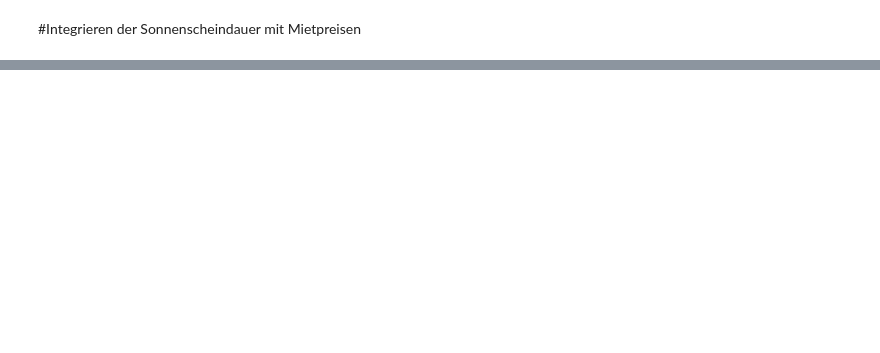
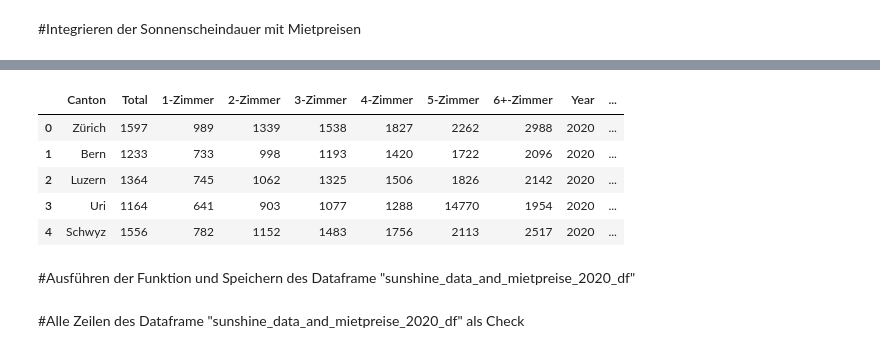
Before and after one commit to kevgam/CAS_IE_Scripting, a Jupyter notebook: group_5_aggregate.ipynb, the cells around one changed output, grey strips where cells are left out. Saved outputs shown, nothing was run; the diff lists cells and outputs as text; code cells hidden in the pictures; blank space fills up the shorter version.

```diff
--- a/group_5_aggregate.ipynb
+++ b/group_5_aggregate.ipynb
@@ -926,0 +948,11 @@ def integrate_dataframes(sunshine_data_2020_df, mietpreise_2020_df):
+# %%
+mietpreise_2020_df.head()
+# %% [output]
+|  | Canton | Total | 1-Zimmer | 2-Zimmer | 3-Zimmer | 4-Zimmer | 5-Zimmer | 6+-Zimmer | Year | ... |
+| 0 | Zürich | 1597 | 989 | 1339 | 1538 | 1827 | 2262 | 2988 | 2020 | ... |
+| 1 | Bern | 1233 | 733 | 998 | 1193 | 1420 | 1722 | 2096 | 2020 | ... |
+| 2 | Luzern | 1364 | 745 | 1062 | 1325 | 1506 | 1826 | 2142 | 2020 | ... |
+| 3 | Uri | 1164 | 641 | 903 | 1077 | 1288 | 14770 | 1954 | 2020 | ... |
+| 4 | Schwyz | 1556 | 782 | 1152 | 1483 | 1756 | 2113 | 2517 | 2020 | ... |
+# %% [markdown]
+#Ausführen der Funktion und Speichern des Dataframe "sunshine_data_and_mietpreise_2020_df"
@@ -927 +966,3 @@ def integrate_dataframes(sunshine_data_2020_df, mietpreise_2020_df):
+# %% [markdown]
+#Alle Zeilen des Dataframe "sunshine_data_and_mietpreise_2020_df" als Check
 # %%
```
Also changed, not shown: parts of 16 cells of this notebook.
